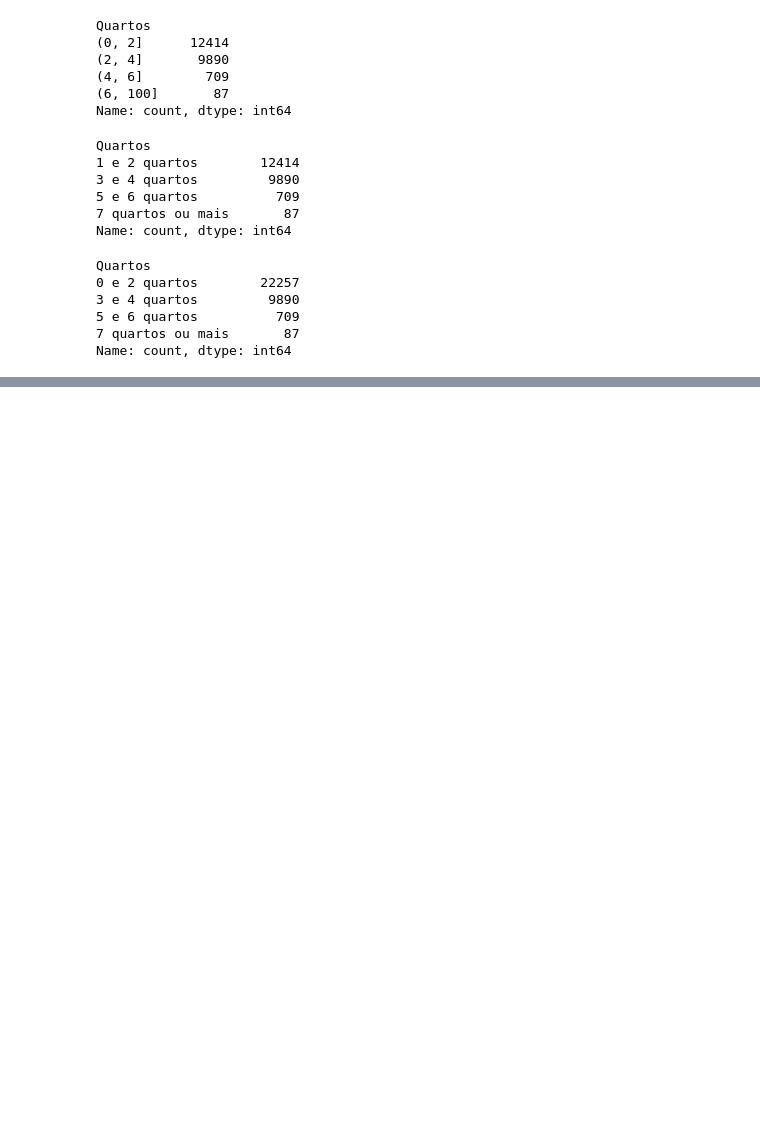
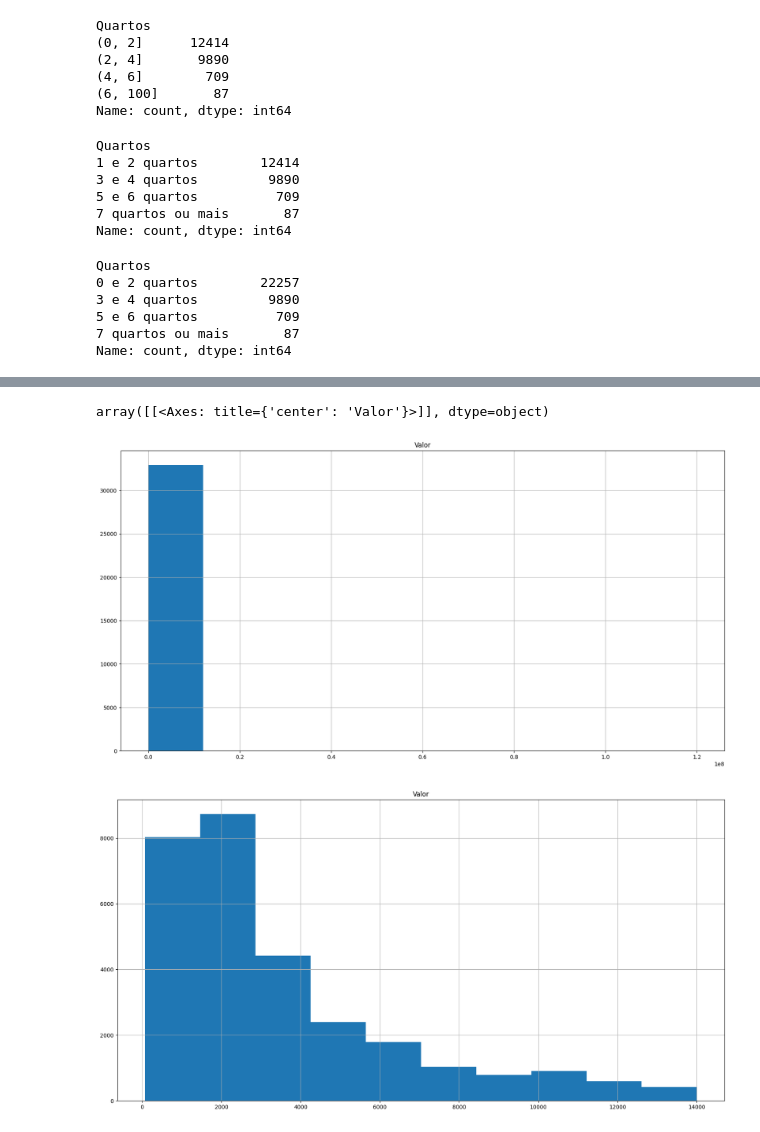
Before and after one commit to joseevilasio/Data-Science-Studies, a Jupyter notebook: FormaçãoAlura-Data-Science/Tratando_e_Analisando_Dados.ipynb, the cells around one changed output, grey strips where cells are left out. Cells and saved outputs as stored; diff of their text form; code cells hidden in the pictures; blank space fills up the shorter version.

```diff
--- a/FormaçãoAlura-Data-Science/Tratando_e_Analisando_Dados.ipynb
+++ b/FormaçãoAlura-Data-Science/Tratando_e_Analisando_Dados.ipynb
@@ -618,0 +713,7 @@ Name: count, dtype: int64
+# %%
+dados_aluguel.hist(["Valor"])
+dados_aluguel_selecao.hist(["Valor"])
+# %% [output]
+array([[<Axes: title={'center': 'Valor'}>]], dtype=object)
+[figure, added]
+[figure, added]
```
Also changed, not shown: parts of 11 cells of this notebook, 1 other file.
